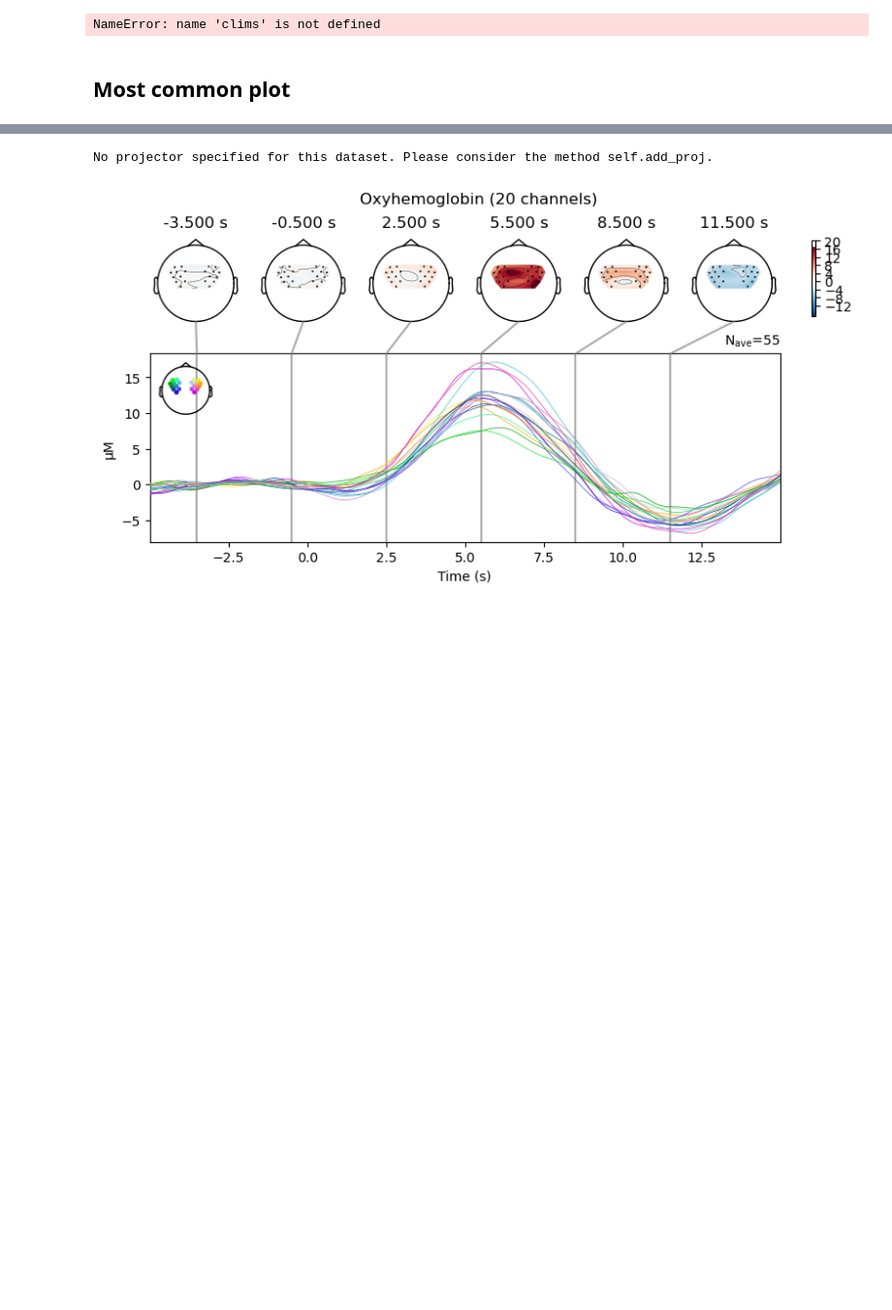
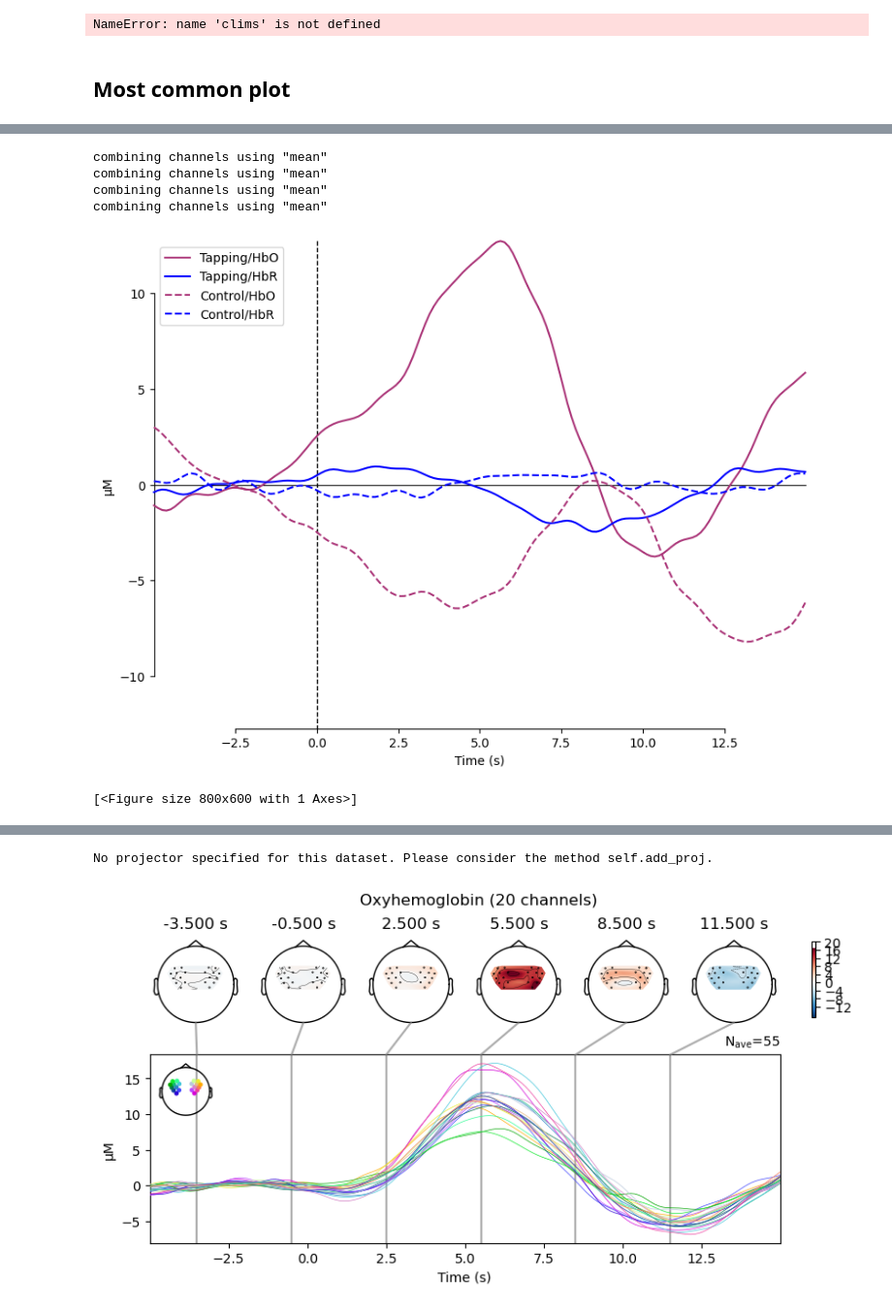
Before and after one commit to DoudouYZ/BCI-fNIRS, a Jupyter notebook: Tutorial/BCI_tutorial_fingertapping.ipynb, the cells around one changed output, grey strips where cells are left out. Shown at 97% size. Cells and saved outputs as stored; diff of their text form; code cells hidden in the pictures; blank space fills up the shorter version.

```diff
--- a/Tutorial/BCI_tutorial_fingertapping.ipynb
+++ b/Tutorial/BCI_tutorial_fingertapping.ipynb
@@ -274,0 +283,29 @@ combining channels using "mean"
+# %%
+# Plotting HbO and HbR on the same figure using all odd epochs to illustrate relation between the two signals
+# (HbR decreases shortly after HbO increases)
+
+# USING ALL ODD EPOCHS
+evoked_dict = {
+    "Tapping/HbO": epochs["Tapping"][:3].average(picks="hbo"),
+    "Tapping/HbR": epochs["Tapping"][:3].average(picks="hbr"),
+    "Control/HbO": epochs["Control"][:3].average(picks="hbo"),
+    "Control/HbR": epochs["Control"][:3].average(picks="hbr"),
+}
+
+# Rename channels until the encoding of frequency in ch_name is fixed
+for condition in evoked_dict:
+    evoked_dict[condition].rename_channels(lambda x: x[:-4])
+
+color_dict = dict(HbO="#AA3377", HbR="b")
+styles_dict = dict(Control=dict(linestyle="dashed"))
+
+mne.viz.plot_compare_evokeds(
+    evoked_dict, combine="mean", ci=0.95, colors=color_dict, styles=styles_dict
+)
+# %% [output]
+combining channels using "mean"
+combining channels using "mean"
+combining channels using "mean"
+combining channels using "mean"
+[figure, added]
+[<Figure size 800x600 with 1 Axes>]
```
Also changed, not shown: parts of 7 cells of this notebook, 7 other files.
